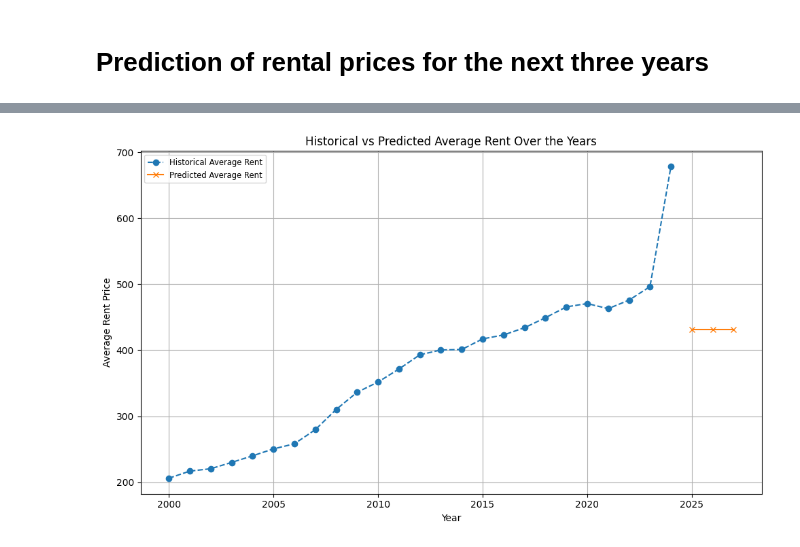
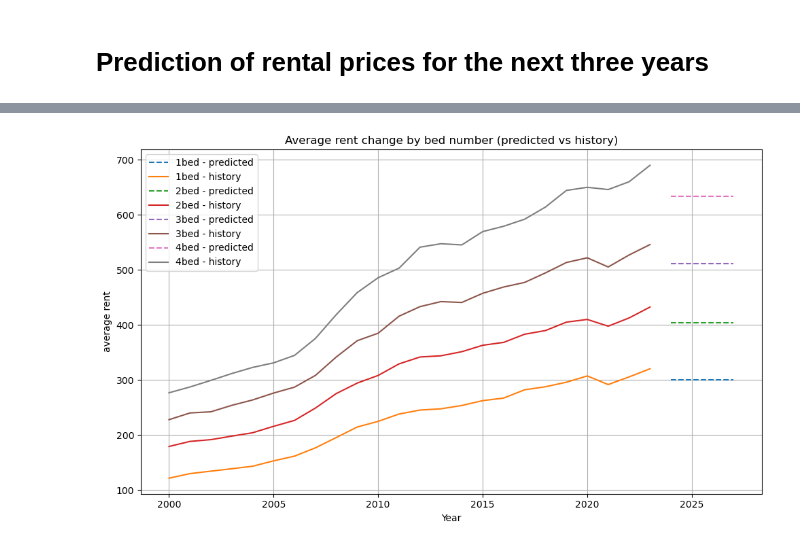
Before and after one commit to MAST30034-AppliedDataScience/project-2-group-real-estate-industry-project-16, a Jupyter notebook: models/LightGBM.ipynb, the cells around one changed output, grey strips where cells are left out. Saved outputs shown, nothing was run; the diff lists cells and outputs as text; code cells hidden in the pictures.

```diff
--- a/models/LightGBM.ipynb
+++ b/models/LightGBM.ipynb
@@ -184,24 +184,36 @@ test_data.to_csv('../data/curated/predicted_rent_prices.csv', index=False)
-# %%
-# Group by year and calculate the average rent across all postcodes for both historical and predicted data
-average_predicted_rent = test_data.groupby('Year')['predicted_rent'].mean().reset_index()
-average_historical_rent = train_data.groupby('Year')['Median'].mean().reset_index()
-
-# Merge the data to have both historical and predicted in one dataframe
-average_rent_data = pd.merge(average_historical_rent, average_predicted_rent, on='Year', how='outer')
-
-# Plot the average rent by year
-plt.figure(figsize=(10, 6))
-plt.plot(average_rent_data['Year'], average_rent_data['Median'], label='Historical Average Rent', linestyle='--', marker='o')
-plt.plot(average_rent_data['Year'], average_rent_data['predicted_rent'], label='Predicted Average Rent', linestyle='-', marker='x')
-
-plt.title('Historical vs Predicted Average Rent Over the Years')
-plt.xlabel('Year')
-plt.ylabel('Average Rent Price')
-plt.legend(loc='best', fontsize='small')
-plt.grid(True)
-plt.tight_layout()
-
-# Show the plot
-plt.show()
-# %% [output]
-[figure, removed]
+# %%
+min_year = min(test_data['Year'].min(), train_data['Year'].min())
+max_year = max(test_data['Year'].max(), train_data['Year'].max())
+
+# Calculate the average rent per year and bed from both datasets
+predicted_avg_rent = test_data.groupby(['Year', 'Bed'])['predicted_rent'].mean().reset_index()
+train_avg_rent = train_data.groupby(['Year', 'Bed'])['Median'].mean().reset_index()
+
+# Combine both datasets for consistent year and bed comparisons
+combined_avg_rent = pd.merge(predicted_avg_rent, train_avg_rent, on=['Year', 'Bed'], how='outer')
+
+# Plotting the graph with combined data
+plt.figure(figsize=(10, 6))
+
+# Loop through the bed types and plot the corresponding lines for each
+for bed in [1, 2, 3, 4]:
+    bed_data = combined_avg_rent[combined_avg_rent['Bed'] == bed]
+    plt.plot(bed_data['Year'], bed_data['predicted_rent'], label=f'{bed}bed - predicted', linestyle='--')
+    plt.plot(bed_data['Year'], bed_data['Median'], label=f'{bed}bed - history', linestyle='-')
+
+# Label the axes
+plt.xlabel('Year')
+plt.ylabel('average rent')
+plt.title('Average rent change by bed number (predicted vs history)')
+
+# Add a legend
+plt.legend()
+
+# Add a grid
+plt.grid(True)
+
+# Show the plot
+plt.tight_layout()
+plt.show()
+# %% [output]
+[figure, added]
```
Also changed, not shown: parts of 6 cells of this notebook, 3 other files.
